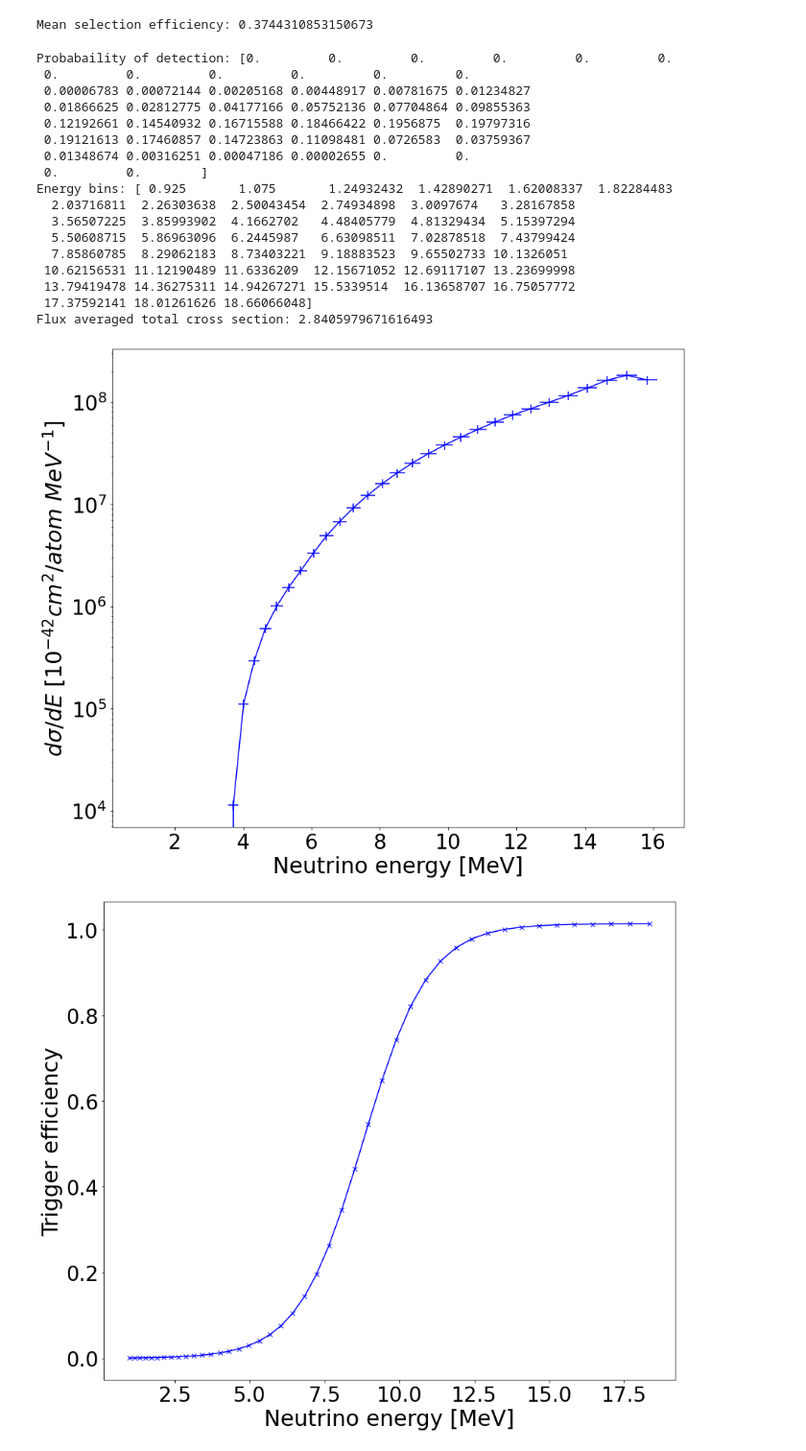
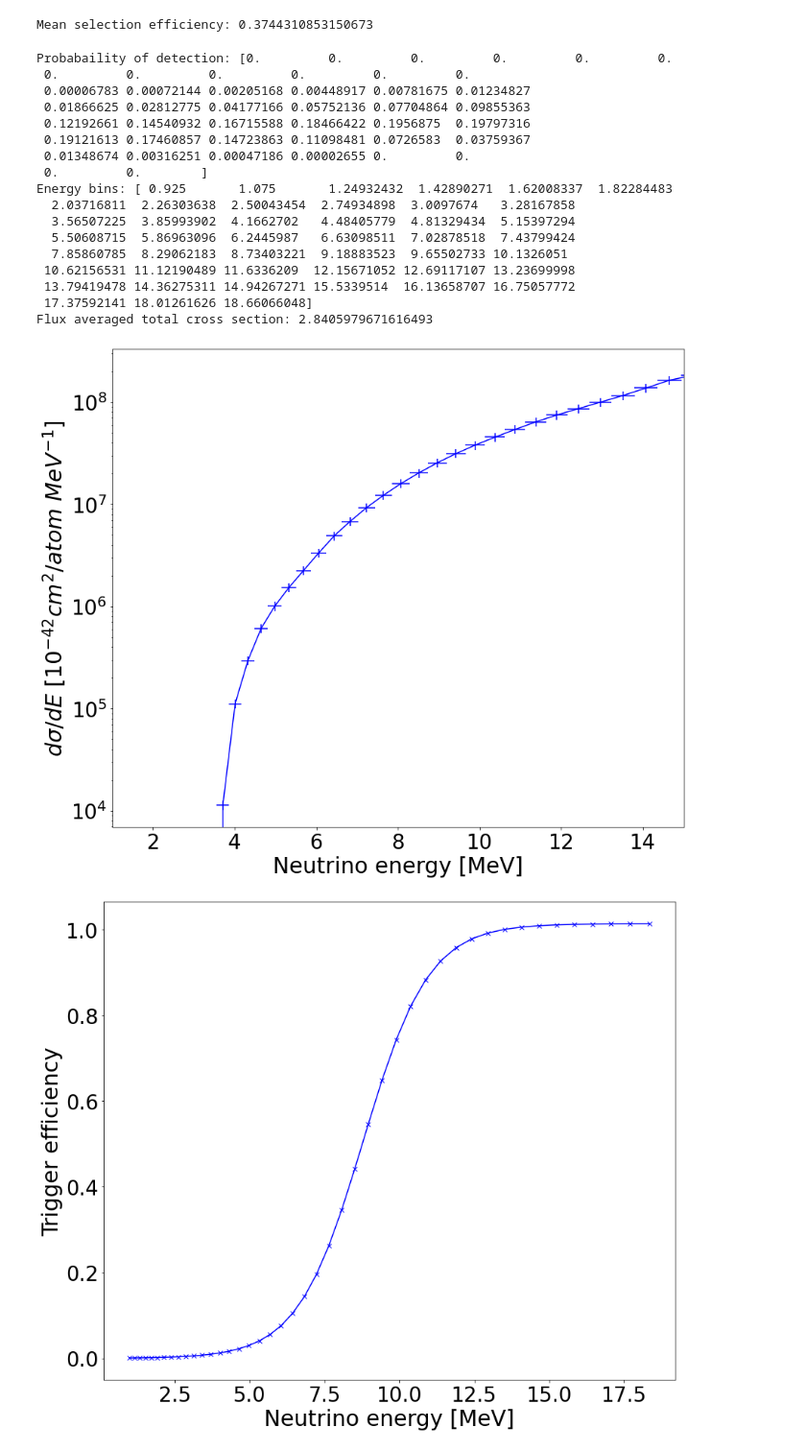
Before and after one commit to nlane314/soLAr-sens, a Jupyter notebook: notebooks/projsens.ipynb, the cells around one changed output. Shown at 96% size. Saved outputs shown, nothing was run; the diff lists cells and outputs as text; code cells hidden in the pictures.

```diff
--- a/notebooks/projsens.ipynb
+++ b/notebooks/projsens.ipynb
@@ -375,34 +376,35 @@ plt.errorbar(xdata, crosssec, xerr=uncer, yerr=crosssec*cserr, marker='', color=
 
 plt.xlabel('Neutrino energy [MeV]',fontsize=30)
 plt.ylabel('$d\sigma/dE$ [$10^{-42} cm^{2}/atom\ MeV^{-1}$]',fontsize=30)
 
 plt.xticks(fontsize=28)
 plt.yticks(fontsize=28)
 
+plt.xlim(1,15)
 plt.yscale('log')
 
 plt.savefig('../figures/crosssec.png', bbox_inches='tight')
 
 plt.show()
 # %% [output]
 Probabaility of detection: [0.         0.         0.         0.         0.         0.
  0.         0.         0.         0.         0.         0.
  0.00006783 0.00072144 0.00205168 0.00448917 0.00781675 0.01234827
  0.01866625 0.02812775 0.04177166 0.05752136 0.07704864 0.09855363
  0.12192661 0.14540932 0.16715588 0.18466422 0.1956875  0.19797316
  0.19121613 0.17460857 0.14723863 0.11098481 0.0726583  0.03759367
  0.01348674 0.00316251 0.00047186 0.00002655 0.         0.
  0.         0.        ]
 Energy bins: [ 0.925       1.075       1.24932432  1.42890271  1.62008337  1.82284483
   2.03716811  2.26303638  2.50043454  2.74934898  3.0097674   3.28167858
   3.56507225  3.85993902  4.1662702   4.48405779  4.81329434  5.15397294
   5.50608715  5.86963096  6.2445987   6.63098511  7.02878518  7.43799424
   7.85860785  8.29062183  8.73403221  9.18883523  9.65502733 10.1326051
  10.62156531 11.12190489 11.6336209  12.15671052 12.69117107 13.23699998
  13.79419478 14.36275311 14.94267271 15.5339514  16.13658707 16.75057772
  17.37592141 18.01261626 18.66066048]
 Flux averaged total cross section: 2.8405979671616493
-[figure, old version]
+[figure, new version]
 # %%
 def sigmoid(x, a, b, c):
     return a/(1 + np.exp(-b*x+c))
```
Also changed, not shown: parts of 1 cell of this notebook.
